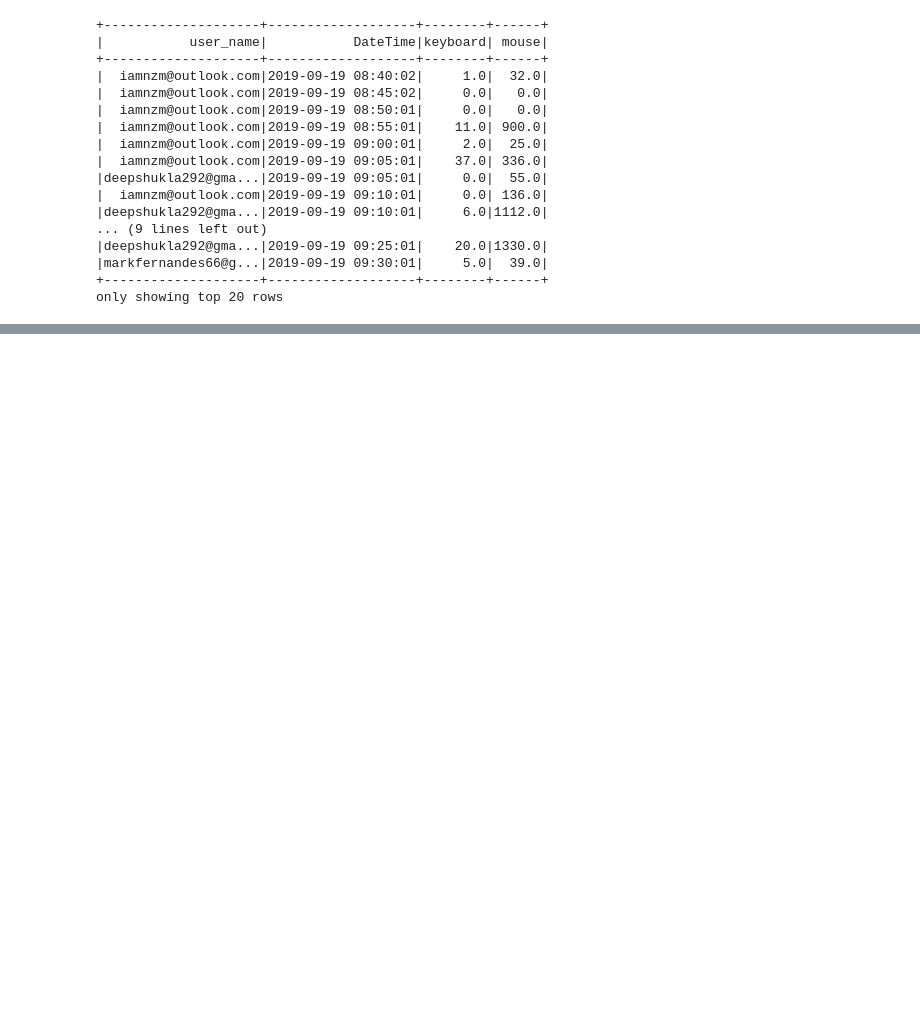
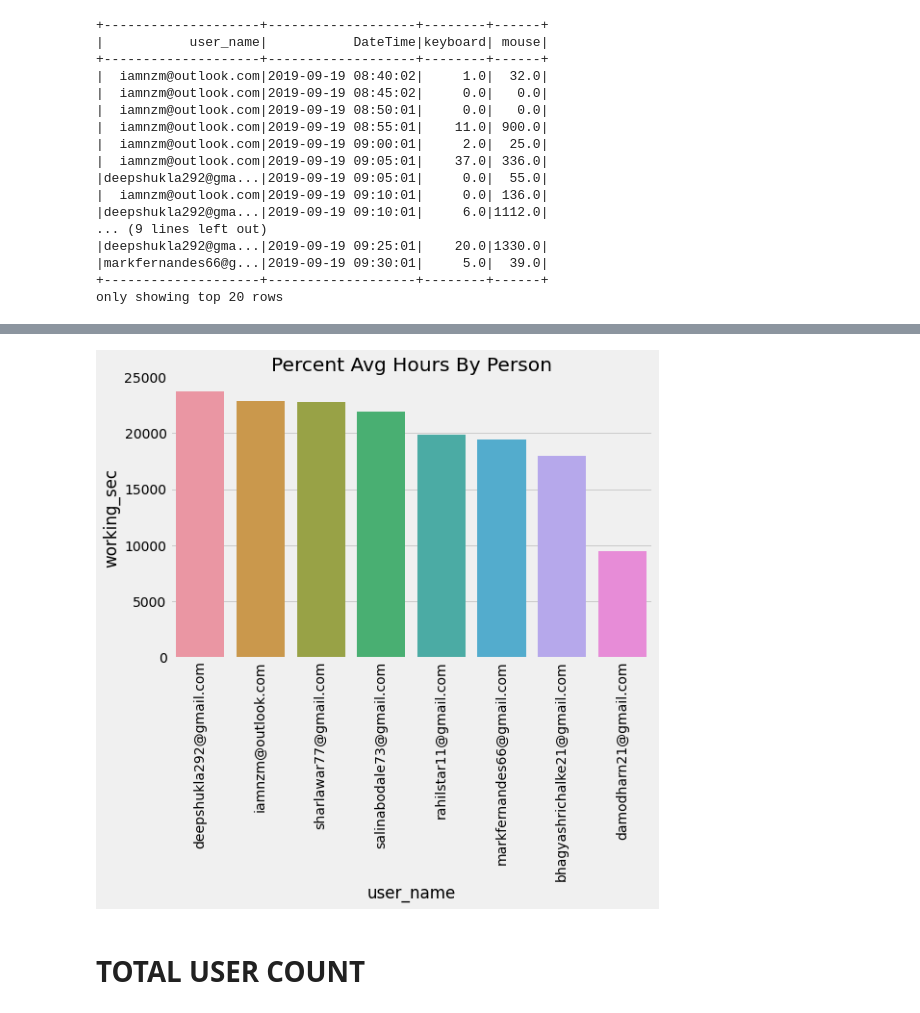
Before and after one commit to Ranjithgc/Apache_Hive, a Jupyter notebook: spark_hive_integration/cpulogto_hive.ipynb, the cells around one changed output, grey strips where cells are left out. Cells and saved outputs as stored; diff of their text form; code cells hidden in the pictures; blank space fills up the shorter version.

```diff
--- a/spark_hive_integration/cpulogto_hive.ipynb
+++ b/spark_hive_integration/cpulogto_hive.ipynb
@@ -66,0 +168,15 @@ only showing top 20 rows
+# %%
+try:
+    df = highest_work_time
+    plt.figure(figsize = (8,5))
+    sns.barplot(x = 'user_name',y='working_sec',data = df)
+    plt.title("Percent Avg Hours By Person")
+    plt.ylim(0,25000)
+    plt.xticks(rotation='vertical')
+    plt.show()
+except Exception as e:
+    logger.info(e)
+# %% [output]
+[figure, added]
+# %% [markdown]
+# TOTAL USER COUNT
```
Also changed, not shown: parts of 24 cells of this notebook, 1 other file.
